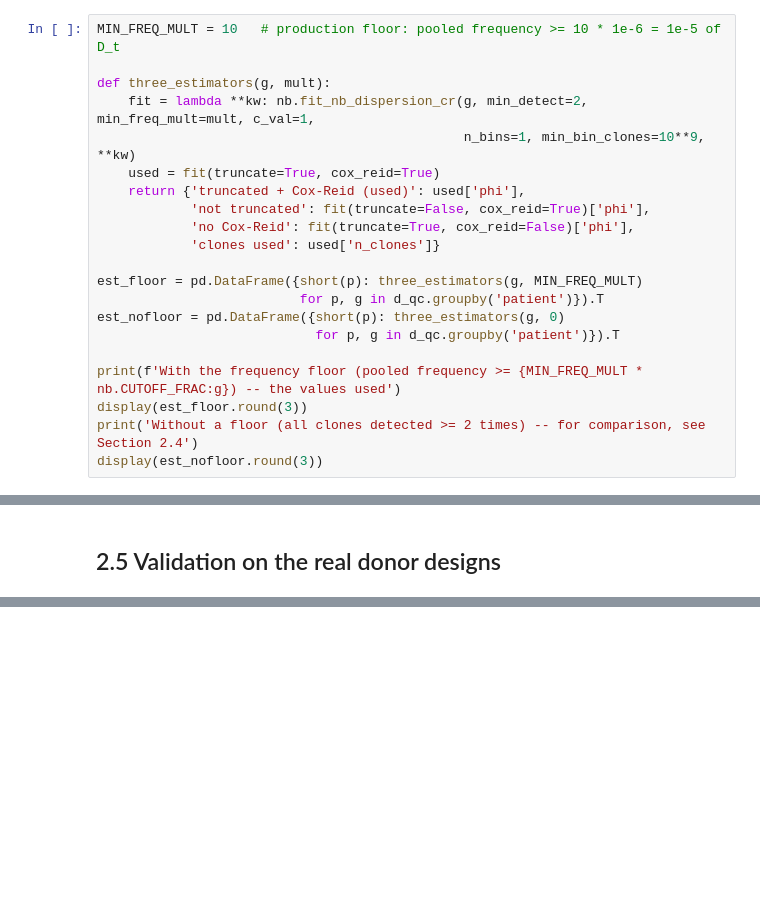
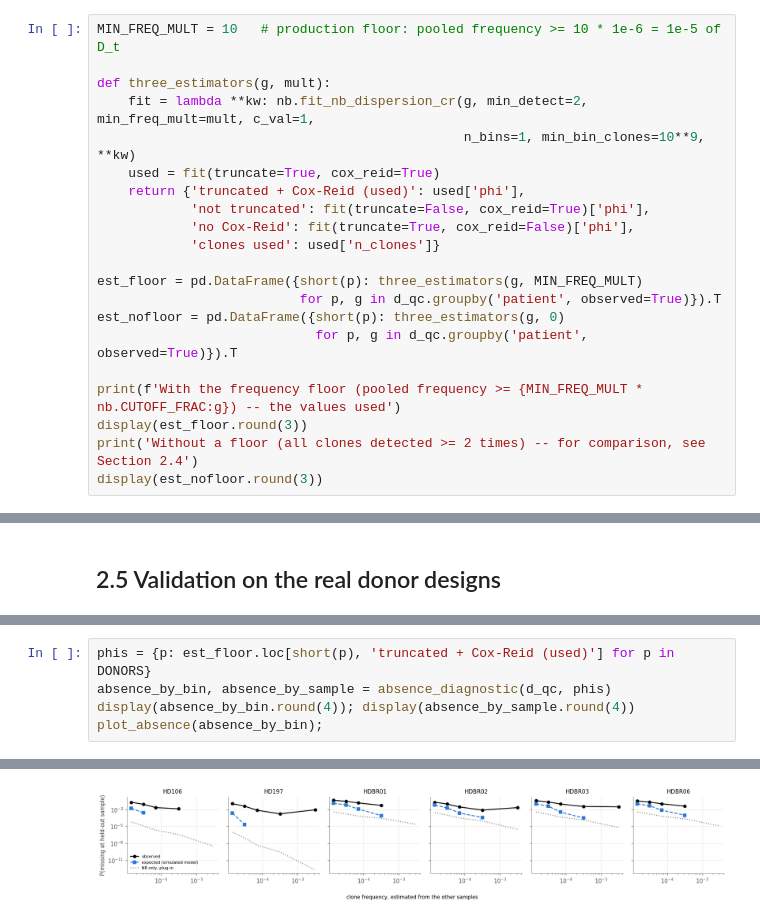
Before and after one commit to leogabcz/VHIO-colab, a Jupyter notebook: notebooks/Notebook_2_NB_fit_edited.ipynb, the cells around one changed output, grey strips where cells are left out. Saved outputs shown, nothing was run; the diff lists cells and outputs as text; blank space fills up the shorter version.

```diff
--- a/notebooks/Notebook_2_NB_fit_edited.ipynb
+++ b/notebooks/Notebook_2_NB_fit_edited.ipynb
@@ -204,9 +206,9 @@ def three_estimators(g, mult):
             'clones used': used['n_clones']}
 
 est_floor = pd.DataFrame({short(p): three_estimators(g, MIN_FREQ_MULT)
-                          for p, g in d_qc.groupby('patient')}).T
+                          for p, g in d_qc.groupby('patient', observed=True)}).T
 est_nofloor = pd.DataFrame({short(p): three_estimators(g, 0)
-                            for p, g in d_qc.groupby('patient')}).T
+                            for p, g in d_qc.groupby('patient', observed=True)}).T
 
 print(f'With the frequency floor (pooled frequency >= {MIN_FREQ_MULT * nb.CUTOFF_FRAC:g}) -- the values used')
 display(est_floor.round(3))
@@ -496,0 +752,6 @@ TypeError: check_raw_count_data() got an unexpected keyword argument 'c_t'
+# %%
+phis = {p: est_floor.loc[short(p), 'truncated + Cox-Reid (used)'] for p in DONORS}
+absence_by_bin, absence_by_sample = absence_diagnostic(d_qc, phis)
+display(absence_by_bin.round(4)); display(absence_by_sample.round(4))
+plot_absence(absence_by_bin);
+# %% [output]
@@ -496,0 +792 @@ TypeError: check_raw_count_data() got an unexpected keyword argument 'c_t'
+[figure, added]
```
Also changed, not shown: parts of 7 cells of this notebook, 8 other files.
